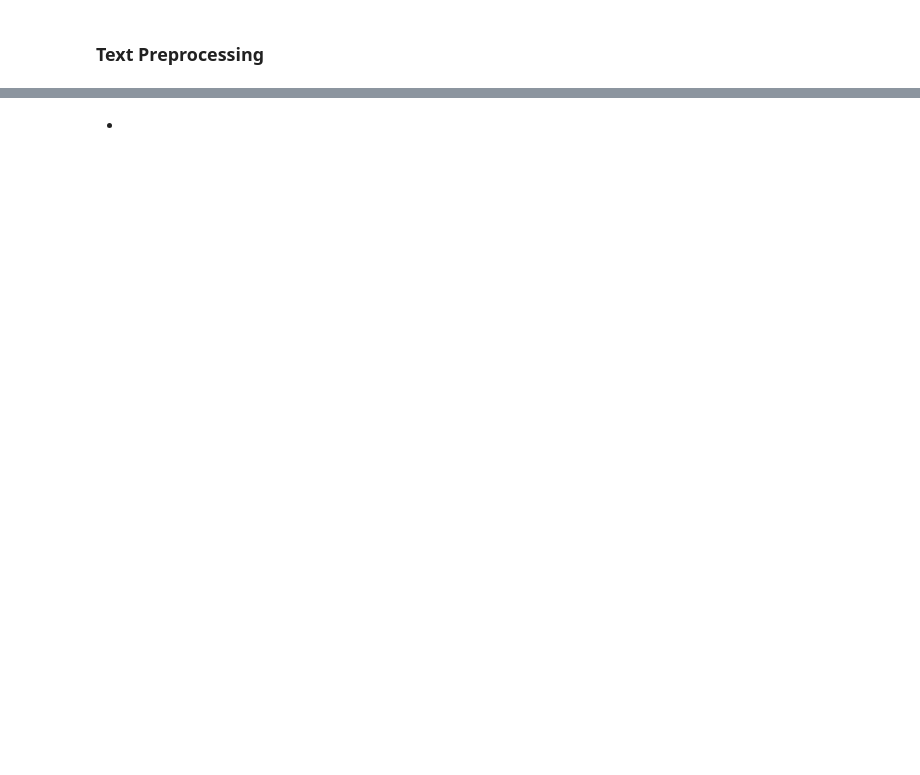
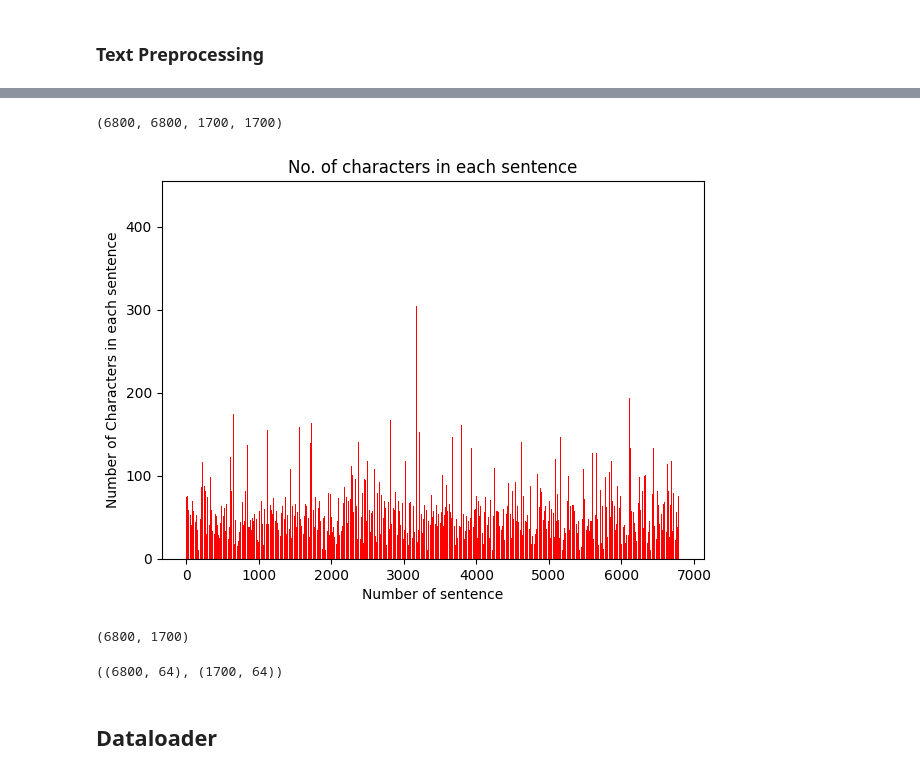
Before and after one commit to RomanEngeler1805/hateful_memes, a Jupyter notebook: scripts/data_loader.ipynb, the cells around one changed output, grey strips where cells are left out. Drawn from its saved outputs; the diff is of its cells as text; code cells hidden in the pictures; blank space fills up the shorter version.

Commit message:
data loader with text preprocessing for bert

```diff
--- a/scripts/data_loader.ipynb
+++ b/scripts/data_loader.ipynb
@@ -224,0 +71,6 @@ plt.show()
+# %%
+path_text = '../data/train.jsonl'
+
+# read text
+dataset_df = pd.read_json(path_text, lines=True)
+dataset_df.head()
@@ -224,0 +84,29 @@ plt.show()
+# %%
+# dictionary
+data = dataset_df.to_dict(orient='records') # have been shuffled in previous step
+
+# Calculate the number of samples to include in each set.
+train_size = int(0.8 * len(data))
+val_size = len(data) - train_size
+
+# train valid split
+train_data, valid_data = random_split(data, [train_size, val_size])
+# %%
+# split into text (input) and labels (output)
+train_texts, train_imgs, train_labels = list(zip(*map(lambda d: (d['text'], d['img'], d['id']), train_data)))
+valid_texts, valid_imgs, valid_labels = list(zip(*map(lambda d: (d['text'], d['img'], d['id']), valid_data)))
+
+len(train_texts), len(train_labels), len(valid_texts), len(valid_labels)
+# %% [output]
+(6800, 6800, 1700, 1700)
+# %%
+# analysis of review length
+sentences = [len(sent) for sent in train_texts]
+
+plt.rcParams.update({'figure.figsize':(7,5), 'figure.dpi':100})
+plt.bar(range(1,len(train_texts)+1), sentences, color = ['red'])
+plt.gca().set(title='No. of characters in each sentence', xlabel='Number of sentence', ylabel='Number of Characters in each sentence');
+
+# -> bert with 64 tokens should be sufficient
+# %% [output]
+[figure, added]
@@ -224,0 +119,17 @@ plt.show()
+# %%
+# token embeddings with required separation token
+train_tokens = list(map(lambda t: ['[CLS]'] + tokenizer.tokenize(t)[:62] + ['[SEP]'], train_texts))
+valid_tokens = list(map(lambda t: ['[CLS]'] + tokenizer.tokenize(t)[:62] + ['[SEP]'], valid_texts))
+
+len(train_tokens), len(valid_tokens)
+# %% [output]
+(6800, 1700)
+# %%
+# prepare token ids: each token (word fragment) corresponds to an id in the bert corpus
+# further need to make all review the same length -> padding too short, truncating too long ones
+train_tokens_ids = pad_sequences(list(map(tokenizer.convert_tokens_to_ids, train_tokens)), maxlen=64, truncating="post", padding="post", dtype="int")
+valid_tokens_ids = pad_sequences(list(map(tokenizer.convert_tokens_to_ids, valid_tokens)), maxlen=64, truncating="post", padding="post", dtype="int")
+
+train_tokens_ids.shape, valid_tokens_ids.shape
+# %% [output]
+((6800, 64), (1700, 64))
@@ -225,2 +144,2 @@ plt.show()
 # %% [markdown]
--
+## Dataloader
```
Also changed, not shown: parts of 21 cells of this notebook.
